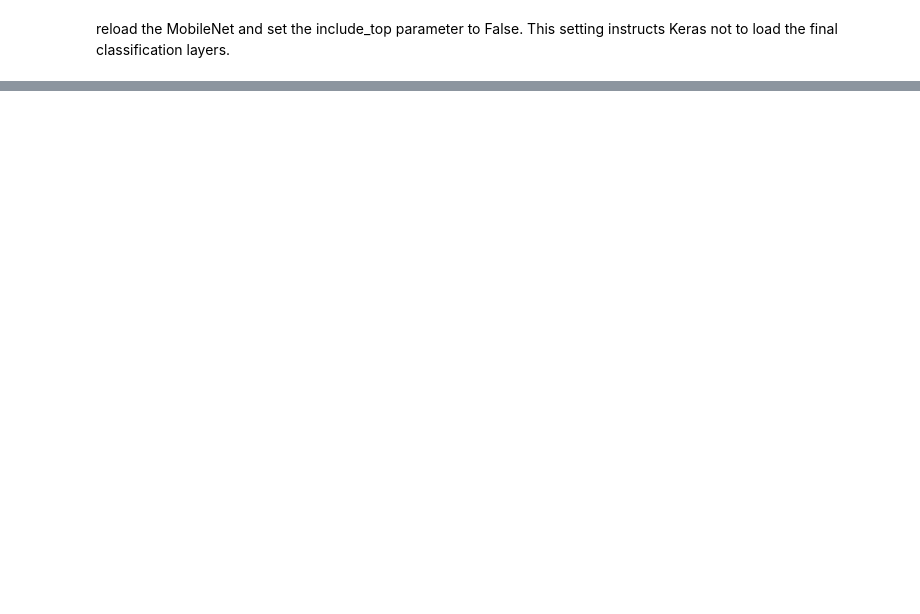
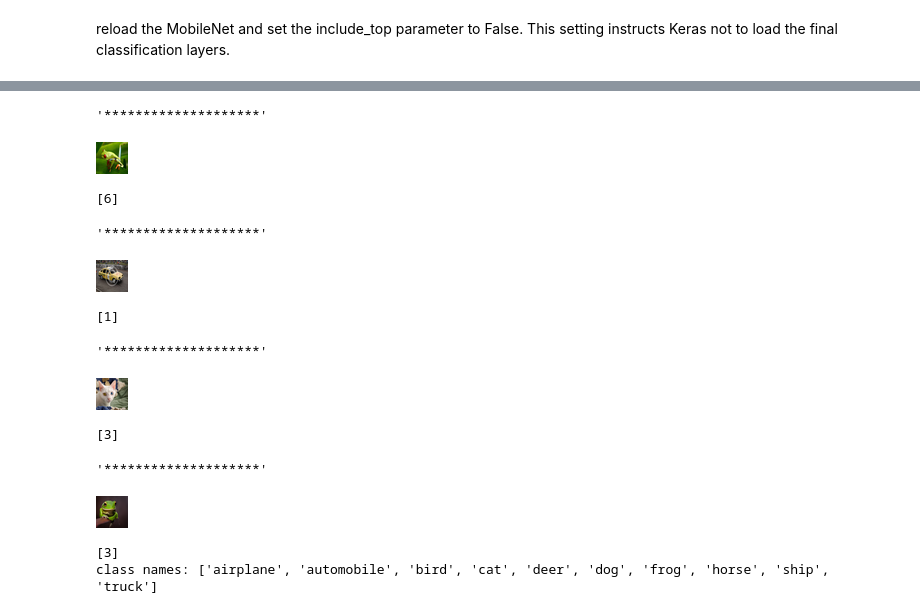
Before and after one commit to sulata2/Vino, a Jupyter notebook: CIFAR Keras.ipynb, the cells around one changed output, grey strips where cells are left out. Drawn from its saved outputs; the diff is of its cells as text; code cells hidden in the pictures; blank space fills up the shorter version.

```diff
--- a/CIFAR Keras.ipynb
+++ b/CIFAR Keras.ipynb
@@ -239,4 +279,4 @@ learn_rate=.001
 #sgd=SGD(lr=learn_rate,momentum=.9,nesterov=False)
 adam=Adam(lr=learn_rate, beta_1=0.9, beta_2=0.999, epsilon=None, decay=0.0, amsgrad=False)
 # %%
-model_1.compile(optimizer=adam,loss='categorical_crossentropy',metrics=['accuracy'])
+model_1.compile(optimizer='adam',loss='categorical_crossentropy',metrics=['accuracy'])
@@ -357,0 +442,64 @@ plot_confusion_matrix(y_test_cat, predicted_classes, classes=class_names,
+# %%
+IMAGE_WIDTH = 32
+IMAGE_HEIGHT = 32
+IMAGE_CHANNELS = 3
+
+images = [
+
+    "https://upload.wikimedia.org/wikipedia/commons/9/99/Red-eyed_tree_frog.jpg",
+    "https://farm3.static.flickr.com/2359/2162410480_7346414fd6.jpg",
+    "https://upload.wikimedia.org/wikipedia/commons/thumb/a/a3/June_odd-eyed-cat.jpg/1106px-June_odd-eyed-cat.jpg",
+    "https://upload.wikimedia.org/wikipedia/commons/c/cd/Green_Tree_Frog_0277.jpg"
+]
+
+
+def make_square(img):
+    cols,rows = img.size
+
+    if rows>cols:
+        pad = (rows-cols)/2
+        img = img.crop((pad,0,cols,cols))
+    else:
+        pad = (cols-rows)/2
+        img = img.crop((0,pad,rows,rows))
+
+    return img
+
+for url in images:
+    x = []
+    ImageFile.LOAD_TRUNCATED_IMAGES = False
+    response = requests.get(url)
+    img = Image.open(BytesIO(response.content))
+    img.load()
+    img = img.resize((IMAGE_WIDTH,IMAGE_HEIGHT),Image.ANTIALIAS)
+
+    x = image.img_to_array(img)
+    x = np.expand_dims(x, axis=0)
+    x = preprocess_input(x)
+    preds = model_1.predict(x)
+
+    display("********************")
+    display(img)
+    print(np.argmax(preds,axis=1))
+
+   # lst = decode_predictions(preds, top=5)
+   # for itm in lst[0]:
+   #     print(itm)
+   # print('Predicted:', decode_predictions(pred, top=3)[0])
+    # create a list containing the class labels
+class_labels = ['airplane', 'automobile', 'bird','cat' ,'deer','dog','frog', 'horse','ship','truck']
+print ("class names:" , class_labels[0:10])
+# %% [output]
+'********************'
+[figure, added]
+[6]
+'********************'
+[figure, added]
+[1]
+'********************'
+[figure, added]
+[3]
+'********************'
+[figure, added]
+[3]
+class names: ['airplane', 'automobile', 'bird', 'cat', 'deer', 'dog', 'frog', 'horse', 'ship', 'truck']
```
Also changed, not shown: parts of 28 cells of this notebook.
